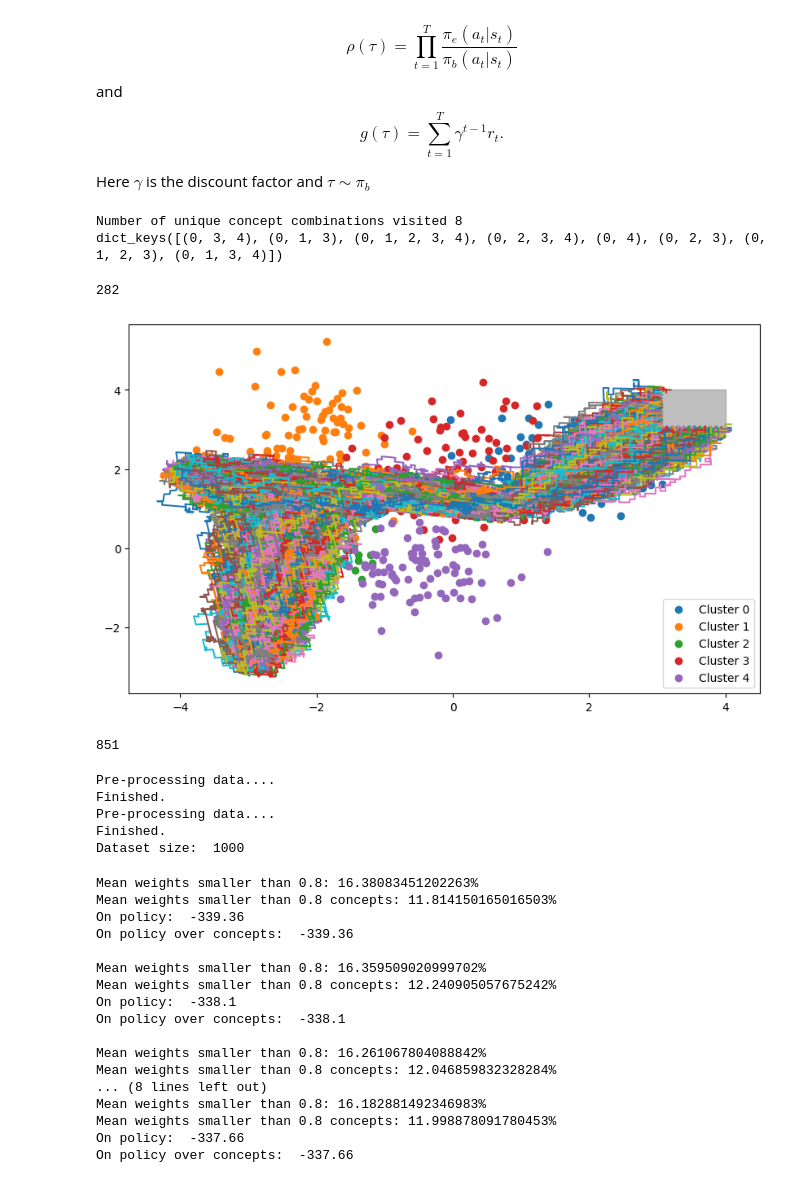
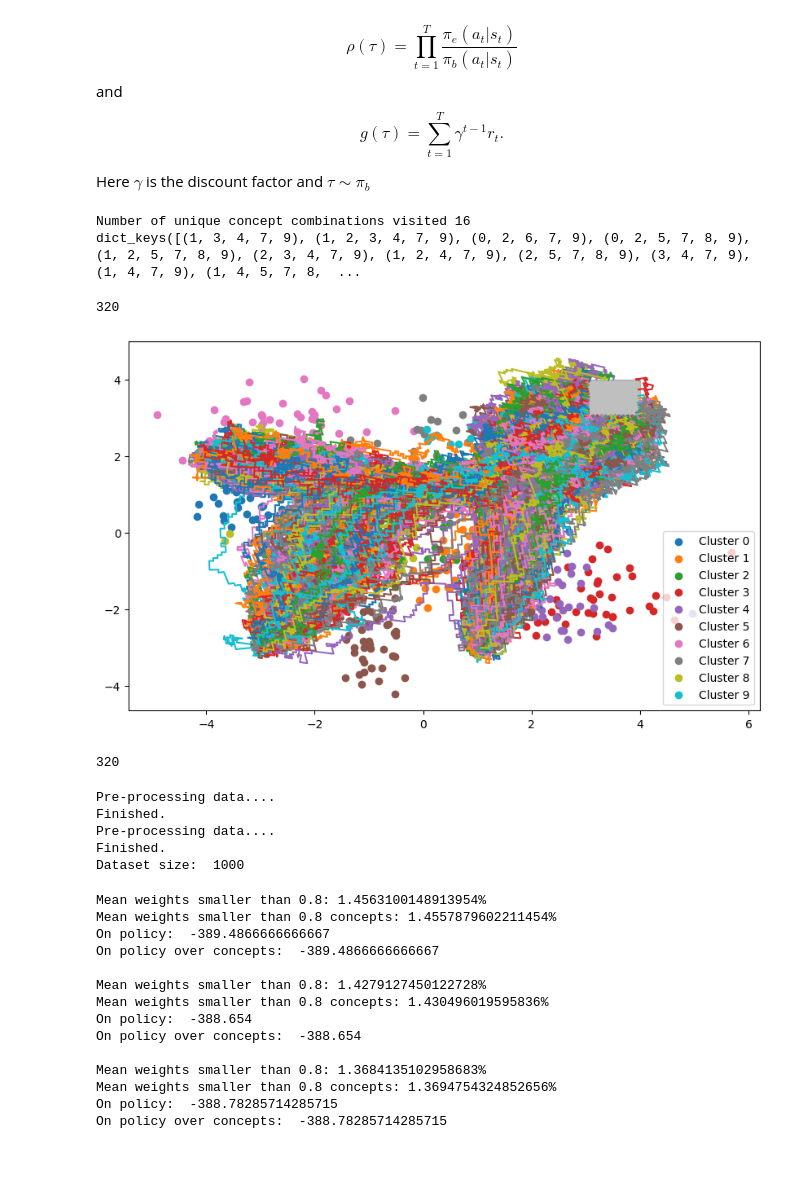
Before and after one commit to jackteversham/concepts-ope, a Jupyter notebook: learning_policies.ipynb, the cells around one changed output. Drawn from its saved outputs; the diff is of its cells as text; code cells hidden in the pictures.

Commit message:
created new dataset with more concepts.

```diff
--- a/learning_policies.ipynb
+++ b/learning_policies.ipynb
@@ -18,7 +18,7 @@ def load_dataset_and_trajectories(filename):
     print(npz.files)
     return npz['centroids'], npz['clusters'], npz['trajectories'], npz['rewards'], npz['unique_concepts'], npz['concepts'], npz['actions']
 
-means, clusters, trajectories, rewards, unique_concepts, concepts, actions = load_dataset_and_trajectories("saved_data/dataset_epsilon_large.npz") #We're using dataset_large and dataset_knn
+means, clusters, trajectories, rewards, unique_concepts, concepts, actions = load_dataset_and_trajectories("saved_data/dataset_epsilon_more_concepts.npz") #We're using dataset_large and dataset_knn
 print(trajectories.shape)
 print(rewards.shape)
 print(unique_concepts.shape)
@@ -127,16 +145,16 @@ plt.show()
 ### $\pi_b(a|c=f(\hat{s}))$
 For use in concept IS. Can also just use default policy used to generate data, inherent to the dataset $\mathcal{D}$, but would like to try both.
 # %%
-# from models.policy import PolicyModel
+from models.policy import PolicyModel
 
-# X_train, X_test, y_train, y_test = generate_default_dataset(window_size=5)
-# #conver to concepts here
+X_train, X_test, y_train, y_test = generate_default_dataset(window_size=5)
+#conver to concepts here
+concept_model = keras.models.load_model("saved_models/c_10|s")
+Xc_train = concept_model.predict(X_train)
+Xc_test = concept_model.predict(X_test)
+pi_b_c = PolicyModel(input_size=Xc_train[0].shape, num_actions=4).build()
+history = pi_b_c.fit(Xc_train, y_train, epochs=10, batch_size=32, validation_split=0.2, verbose = 1)
+pi_b_c.save("saved_models/pi_b_c_10")
 # concept_model = keras.models.load_model("saved_models/c|s")
-# Xc_train = concept_model.predict(X_train)
-# Xc_test = concept_model.predict(X_test)
-# pi_b_c = PolicyModel(input_size=Xc_train[0].shape, num_actions=4).build()
-# history = pi_b_c.fit(Xc_train, y_train, epochs=10, batch_size=32, validation_split=0.2, verbose = 1)
-# pi_b_c.save("saved_models/pi_b_c")
-concept_model = keras.models.load_model("saved_models/c|s")
-pi_b_c = keras.models.load_model("saved_models/pi_b_c")
+# pi_b_c = keras.models.load_model("saved_models/pi_b_c")
 #                                                                                                                                                                       pi_b_c = keras.models.load_model("saved_models/pi_b_c")
@@ -166,7 +203,7 @@ print((d0+d1+d2+d3+d4)/5)
 # %% [output]
 [0.38660187 0.1295562  0.409095   0.07474691]
 # %%
-concept_model = keras.models.load_model("saved_models/c|s")
+concept_model = keras.models.load_model("saved_models/c_10|s")
 evaluation_env = WindyGridworld(len(means), "simple", knn, means, pi_b_c, None, concept_model)
 # %%
 history = evaluation_env.play(True, [], [], [], [], [], s = np.array([-3,-3]))
@@ -349,32 +386,33 @@ for idx, concept_list in enumerate(unique_concepts):
     concepts_to_trajectories_mapping[tuple(concept_list)].append(idx)
 
 print(concepts_to_trajectories_mapping.keys())
-len(concepts_to_trajectories_mapping[(0,2,3)]) #try (0,1,3) (good) and (0,4) (bad)
+len(concepts_to_trajectories_mapping[(1, 3, 4, 7, 9)]) #try (0,1,3) (good) and (0,4) (bad)
 # %% [output]
-Number of unique concept combinations visited 8
-dict_keys([(0, 3, 4), (0, 1, 3), (0, 1, 2, 3, 4), (0, 2, 3, 4), (0, 4), (0, 2, 3), (0, 1, 2, 3), (0, 1, 3, 4)])
+Number of unique concept combinations visited 16
+dict_keys([(1, 3, 4, 7, 9), (1, 2, 3, 4, 7, 9), (0, 2, 6, 7, 9), (0, 2, 5, 7, 8, 9), (1, 2, 5, 7, 8, 9), (2, 3, 4, 7, 9), (1, 2, 4, 7, 9), (2, 5, 7, 8, 9), (3, 4, 7, 9), (1, 4, 7, 9), (1, 4, 5, 7, 8,  ...
-282
+320
 # %%
 def plot_trajectories(trajectories, means, clusters):
         fig, ax = plt.subplots(figsize=(10,6), dpi=100)
         for history in trajectories:
             plt.plot(history[:, 0], history[:, 1])
 
         rect = patches.Rectangle([3, 3], 1, 1, fill=True, color="grey", alpha=0.5)
         ax.add_patch(rect)
         for i in range(len(means)):
-            start = i*100
-            end = (i+1)*100
+            points_in_clusters = int(len(clusters)/len(means))
+            start = i*points_in_clusters
+            end = (i+1)*points_in_clusters
             plt.scatter(clusters[start:end,0], clusters[start:end,1], label=f"Cluster {i}")
 
         plt.legend()
         plt.show()
-trajectory_subset = trajectories[concepts_to_trajectories_mapping[(0,1,2,3)]]
-plot_trajectories(trajectory_subset, means, clusters)
+trajectory_subset = trajectories[concepts_to_trajectories_mapping[(1, 3, 4, 7, 9)]]
+plot_trajectories(trajectories, means, clusters)
 print(len(trajectory_subset))
 # %% [output]
-[figure, old version]
+[figure, new version]
-851
+320
 # %%
 
 def pre_process(trajectories_original, actions_original, concept_model=None, pi_b=None,  pi_b_c=None, concept_mapping=None, concept_path=None):
@@ -543,8 +581,8 @@ estimator = Estimator(trajectories_subset=trajectories_subset,behaviour_distribu
 concept_estimator = Estimator(trajectories_subset=trajectories_subset, behaviour_distributions=behaviour_distributions_c, evaluation_distributions=evaluation_distributions_c, action_indicies=action_indicies)
 
 dataset_sizes = [100, 300, 500, 700, 850]
-# dataset_sizes = [300, 500, 700, 900]
-num_trials = 20
+dataset_sizes = [ 300, 500, 700]
+num_trials = 100
 data = {}
 data_no_outliers = {}
 
@@ -552,7 +590,7 @@ for D in dataset_sizes:
     values1, values2, ess_values1, ess_values2 = [], [], [], []
     for i in tqdm(range(num_trials)):
         #[0.25,0.1,0.4,0.25]
-        eval_policy = [0.4,0.1,0.45,0.05]  # [0.38660187, 0.1295562,  0.409095 ,  0.07474691], [0.438365   0.11837474 0.3666041  0.07665614] is the actual distributoin over concepts in this region
+        eval_policy = [0.25,  0.1, 0.55 ,  0.1 ]  # [0.38660187, 0.1295562,  0.409095 ,  0.07474691], [0.438365   0.11837474 0.3666041  0.07665614] is the actual distributoin over concepts in this region
         estimate, small_weights, on_policy_value, observed_evaluation_distributions = estimator.PDIS(D, eval_policy=eval_policy)
         estimate_concepts, small_weights_concepts, on_policy_value_concepts, observed_evaluation_distributions_concepts = concept_estimator.PDIS(D, eval_policy=eval_policy)
         values1.append(estimate)
@@ -570,23 +608,20 @@ for D in dataset_sizes:
     print("On policy: ",on_policy_value)
     print("On policy over concepts: ", on_policy_value_concepts)
 # %% [output]
-Mean weights smaller than 0.8: 16.38083451202263%
-Mean weights smaller than 0.8 concepts: 11.814150165016503%
-On policy:  -339.36
-On policy over concepts:  -339.36
+Mean weights smaller than 0.8: 1.4563100148913954%
+Mean weights smaller than 0.8 concepts: 1.4557879602211454%
+On policy:  -389.4866666666667
+On policy over concepts:  -389.4866666666667
 
-Mean weights smaller than 0.8: 16.359509020999702%
-Mean weights smaller than 0.8 concepts: 12.240905057675242%
-On policy:  -338.1
-On policy over concepts:  -338.1
+Mean weights smaller than 0.8: 1.4279127450122728%
+Mean weights smaller than 0.8 concepts: 1.430496019595836%
+On policy:  -388.654
+On policy over concepts:  -388.654
 
-Mean weights smaller than 0.8: 16.261067804088842%
-Mean weights smaller than 0.8 concepts: 12.046859832328284%
-... (8 lines left out)
-Mean weights smaller than 0.8: 16.182881492346983%
-Mean weights smaller than 0.8 concepts: 11.998878091780453%
-On policy:  -337.66
-On policy over concepts:  -337.66
+Mean weights smaller than 0.8: 1.3684135102958683%
+Mean weights smaller than 0.8 concepts: 1.3694754324852656%
+On policy:  -388.78285714285715
+On policy over concepts:  -388.78285714285715
 # %%
 
 for i in range(50):
```
Also changed, not shown: parts of 11 cells of this notebook, 21 other files.
